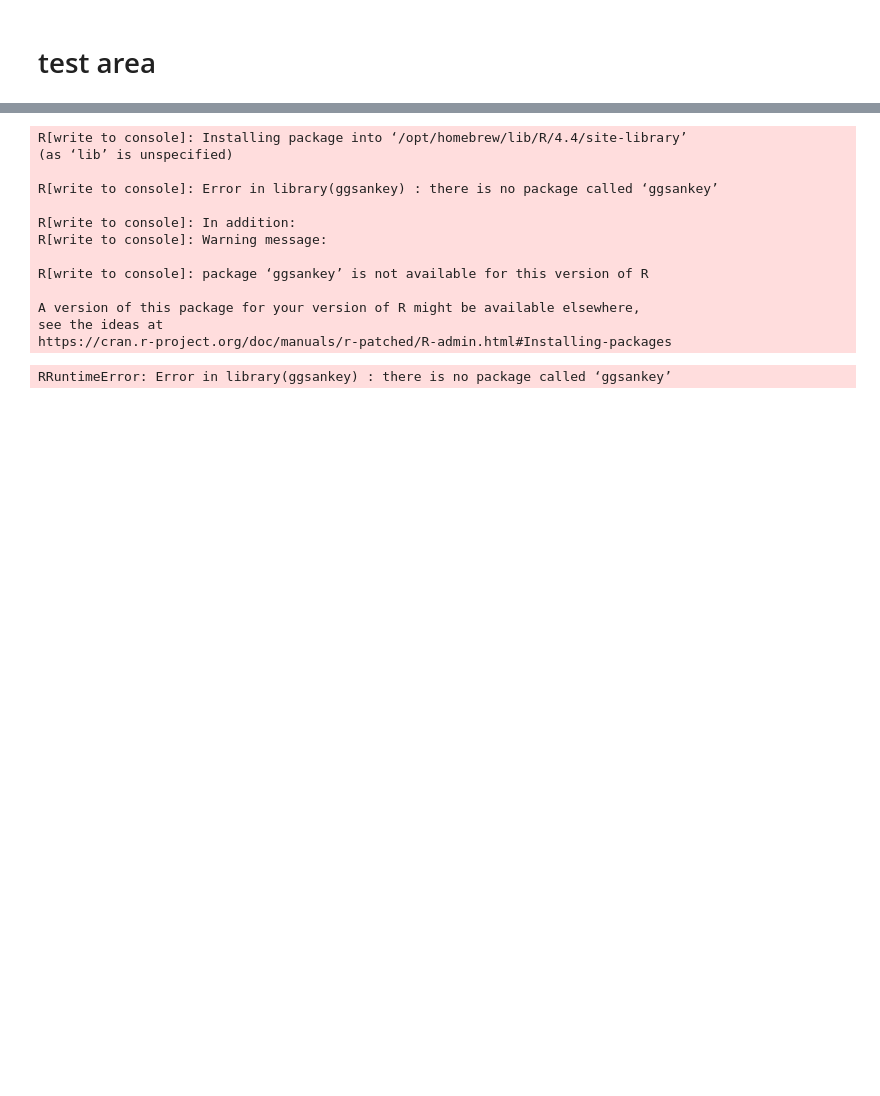
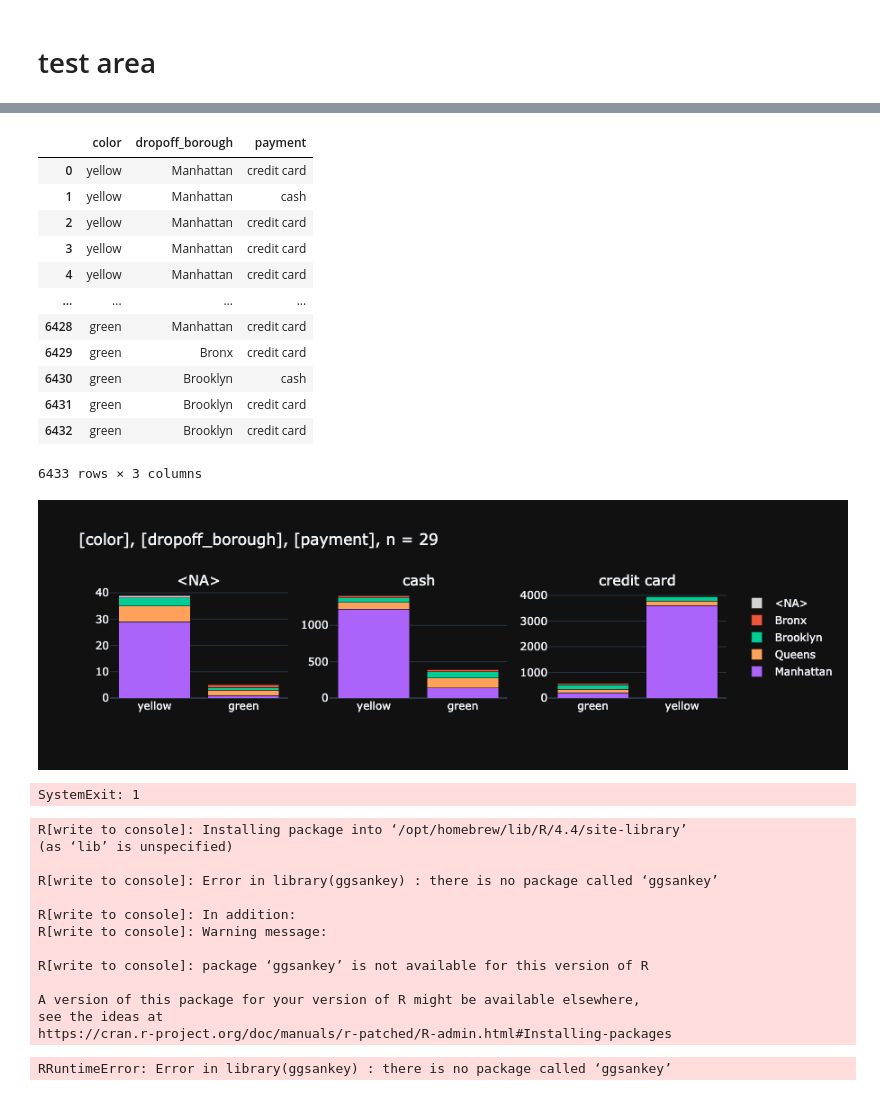
Before and after one commit to smeisegeier/pandas-plots, a Jupyter notebook: src/test.ipynb, the cells around one changed output, grey strips where cells are left out. Drawn from its saved outputs; the diff is of its cells as text; code cells hidden in the pictures; blank space fills up the shorter version.

```diff
--- a/src/test.ipynb
+++ b/src/test.ipynb
@@ -24,3 +41,38 @@ True
+# %%
+_df2 = df[
+    [
+        "color",
+        "dropoff_borough",
+        "payment",
+        # "total"
+    ]]
+
+display(_df2)
+
+l=pls.plot_facet_stacked_bars(
+    _df2,
+    # top_n_columns=2,
+    # subplots_per_row=2,
+    )
+# %% [output]
+|  | color | dropoff_borough | payment |
+| 0 | yellow | Manhattan | credit card |
+| 1 | yellow | Manhattan | cash |
+| 2 | yellow | Manhattan | credit card |
+| 3 | yellow | Manhattan | credit card |
+| 4 | yellow | Manhattan | credit card |
+| ... | ... | ... | ... |
+| 6428 | green | Manhattan | credit card |
+| 6429 | green | Bronx | credit card |
+| 6430 | green | Brooklyn | cash |
+| 6431 | green | Brooklyn | credit card |
+| 6432 | green | Brooklyn | credit card |
+6433 rows × 3 columns
+[figure, added]
+# %%
+sys.exit(1)
+# %% [output]
+SystemExit: 1
 # %%
 import rpy2.robjects as ro
 import pandas as pd
```
Also changed, not shown: parts of 6 cells of this notebook, 2 other files.
